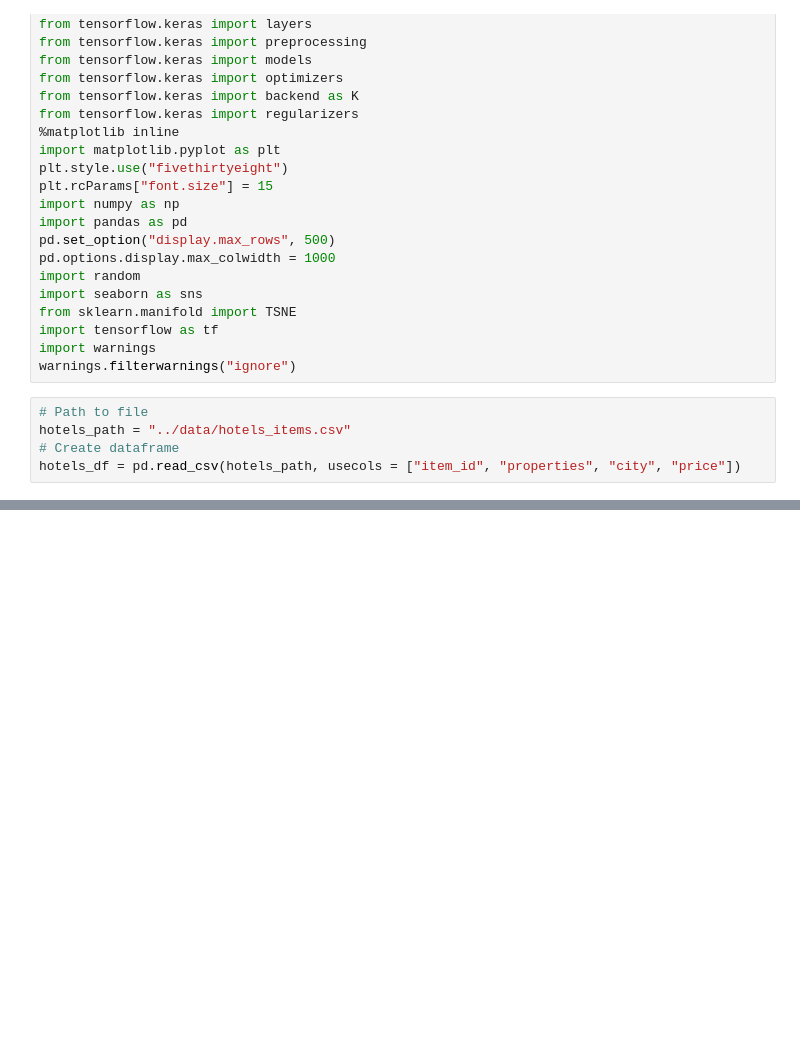
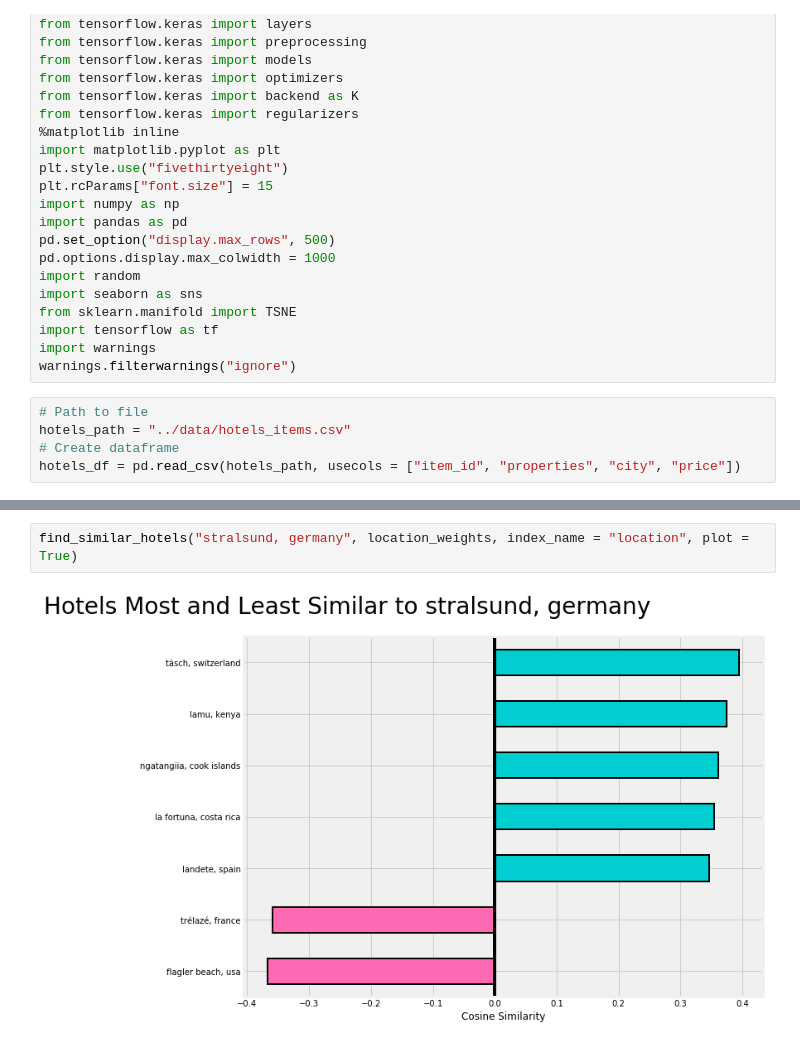
Before and after one commit to fpleoni/where_do_we_go_from_here, a Jupyter notebook: jupyter_notebooks/using_embeddings_from_second_attempt.ipynb, the cells around one changed output, grey strips where cells are left out. Drawn from its saved outputs; the diff is of its cells as text; blank space fills up the shorter version.

```diff
--- a/jupyter_notebooks/using_embeddings_from_second_attempt.ipynb
+++ b/jupyter_notebooks/using_embeddings_from_second_attempt.ipynb
@@ -90,0 +211,4 @@ Use tf.cast instead.
+# %%
+find_similar_hotels("stralsund, germany", location_weights, index_name = "location", plot = True)
+# %% [output]
+[figure, added]
```
Also changed, not shown: parts of 17 cells of this notebook.
